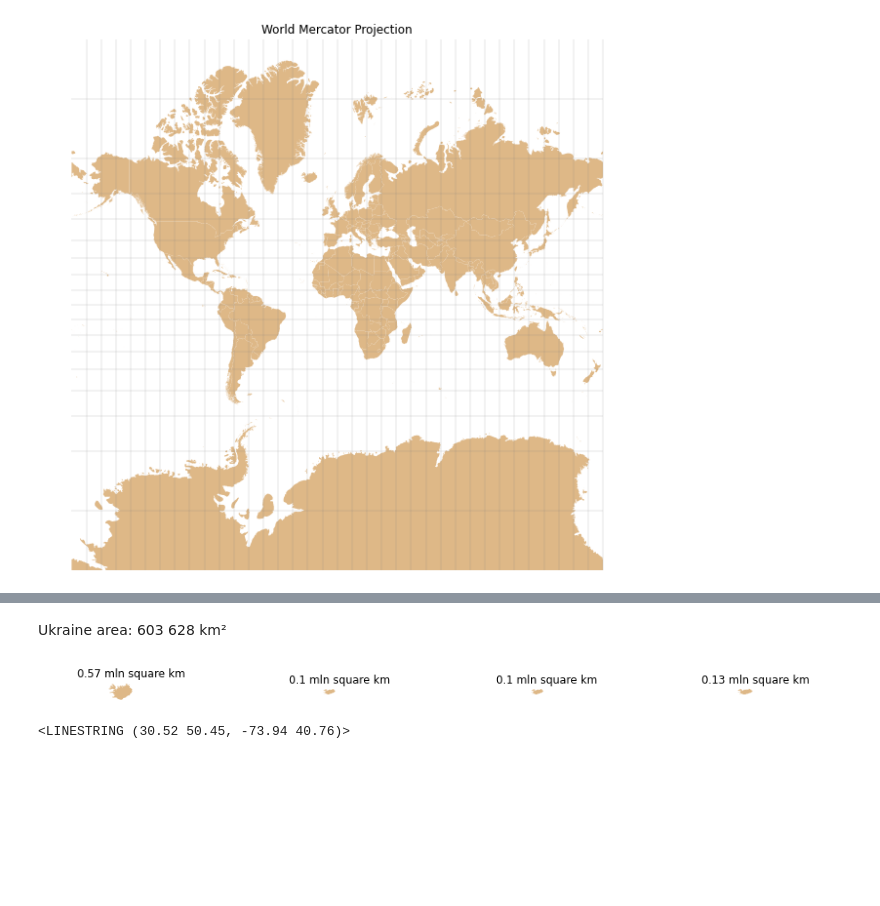
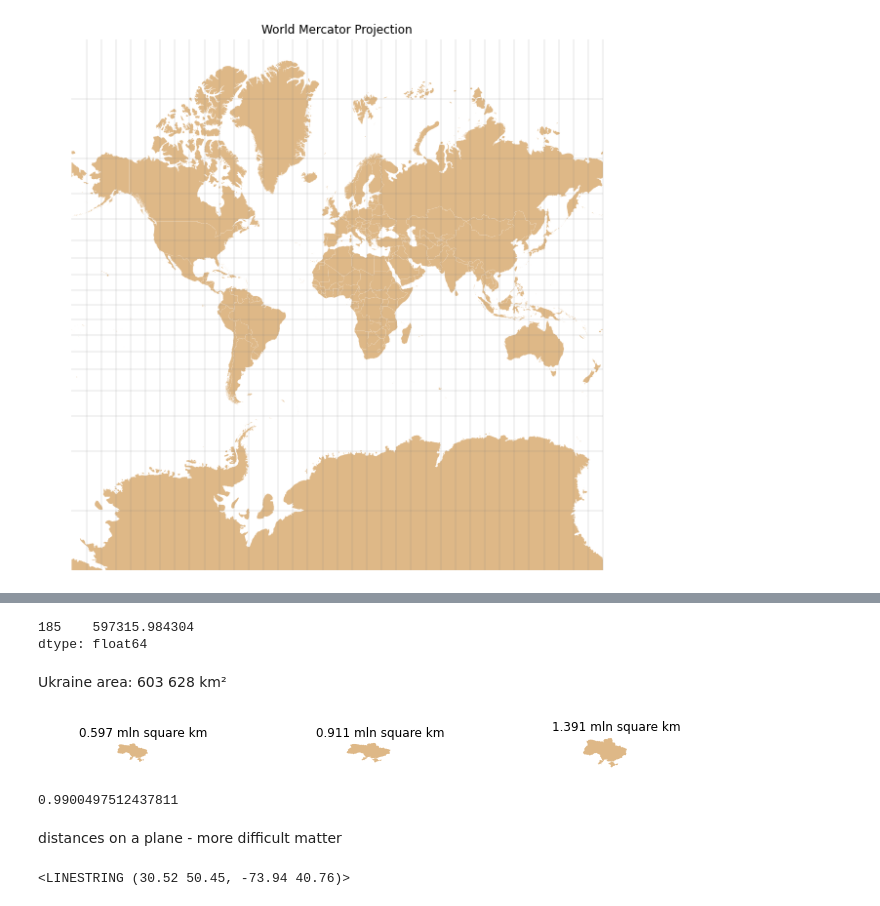
Before and after one commit to marcinszwagrzyk/Geo_Python_Ukraine_2024, a Jupyter notebook: 1_CRS_fs.ipynb, the cells around one changed output, grey strips where cells are left out. Cells and saved outputs as stored; diff of their text form; code cells hidden in the pictures; blank space fills up the shorter version.

```diff
--- a/1_CRS_fs.ipynb
+++ b/1_CRS_fs.ipynb
@@ -130,13 +140,13 @@ Text(0.5, 1.0, 'WGS84')
 # %% [markdown]
 Mercator projection 'EPSG:3857'
 # %%
-gdf_world_mercator = gdf_countries.to_crs('EPSG:3857')
-graticules_mercator = gdf_graticules.to_crs('EPSG:3857')
-# gdf_world_mercator.plot(figsize=(12,30))
+epsg = 'EPSG:3857'
+gdf_world_mercator = gdf_countries.to_crs(epsg)
+graticules_mercator = gdf_graticules.to_crs(epsg)
 
 fig, ax = plt.subplots(figsize=(12,10))
 gdf_world_mercator.plot(ax=ax, color='burlywood')
-graticules_mercator.plot(ax=ax, color='white', linewidth=0.1)
+graticules_mercator.plot(ax=ax, color='gray', linewidth=0.1)
 ax.axis('off')
 # %% [output]
 (-22041259.17706817, 22041259.17706818, -266781549.038117, 266781549.038117)
@@ -180,9 +191,0 @@ Text(0.5, 1.0, 'World Mollweide Projection')
-# %%
-gdf_world_robinson = gdf_countries.to_crs('ESRI:54030')
-gdf_grat_robinson = gdf_graticules.to_crs('ESRI:54030')
-fig, ax = plt.subplots(figsize=(12,10))
-
-gdf_world_robinson.plot(ax=ax, color='burlywood')
-gdf_grat_robinson.plot(ax=ax, color='gray', linewidth=0.1)
-ax.axis('off')
-plt.title('Robinson Projection', color='black')
@@ -196,17 +196,24 @@ gdf_world_mollweide.geometry.area.sum()/1_000_000_000_000
+# %%
+# demonstrate a pandas selection - Ukraine, area calculation
+gdf_countries[gdf_countries.shapeName=='Ukraine'].to_crs('ESRI:54009').geometry.area / 1_000_000
+# %% [output]
+185    597315.984304
+dtype: float64
 # %% [markdown]
 Ukraine area: 603 628 km²
 # %%
 # Displaying Greenland (or Ukraine) in different projections, in the same scale
 
-list_gdfs=[gdf_world_mercator, gdf_world_mollweide, gdf_world_robinson]
+list_epsg=['ESRI:54009', 'EPSG:32662', 'EPSG:3785']
 
-fig, axs = plt.subplots(1, len(list_gdfs), figsize=(len(list_gdfs)*4,8))
+fig, axs = plt.subplots(1, len(list_epsg), figsize=(len(list_epsg)*4,8))
 
-for ax, gdf in zip(axs, list_gdfs):
-    gdf_cntr = gdf[gdf.shapeName=='Iceland']
+for ax, epsg in zip(axs, list_epsg):
+    gdf_cntr = gdf_countries[gdf_countries.shapeName=='Ukraine']
+    gdf_cntr = gdf_cntr.to_crs(epsg)
     gdf_cntr.plot(ax=ax, color='burlywood', linewidth=0)
     ax.axis('off')
-    ax.set_title(f'{round(gdf_cntr.geometry.area.values[0]/1_000_000_000_000, 2)} mln square km')
+    ax.set_title(f'{round(gdf_cntr.geometry.area.values[0]/1_000_000_000_000, 3)} mln square km')
     ax.set_xlim(int(gdf_cntr.centroid.x) - 4_000_000, int(gdf_cntr.centroid.x) + 5_000_000)
 # %% [output]
-[figure, old version]
+[figure, new version]
@@ -215,3 +220,9 @@ for ax, gdf in zip(axs, list_gdfs):
+# %%
+597/603
+# %% [output]
+0.9900497512437811
+# %% [markdown]
+distances on a plane - more difficult matter
 # %%
 import shapely
 from shapely.geometry import Point, LineString
```
Also changed, not shown: parts of 30 cells of this notebook, 2 other files.
